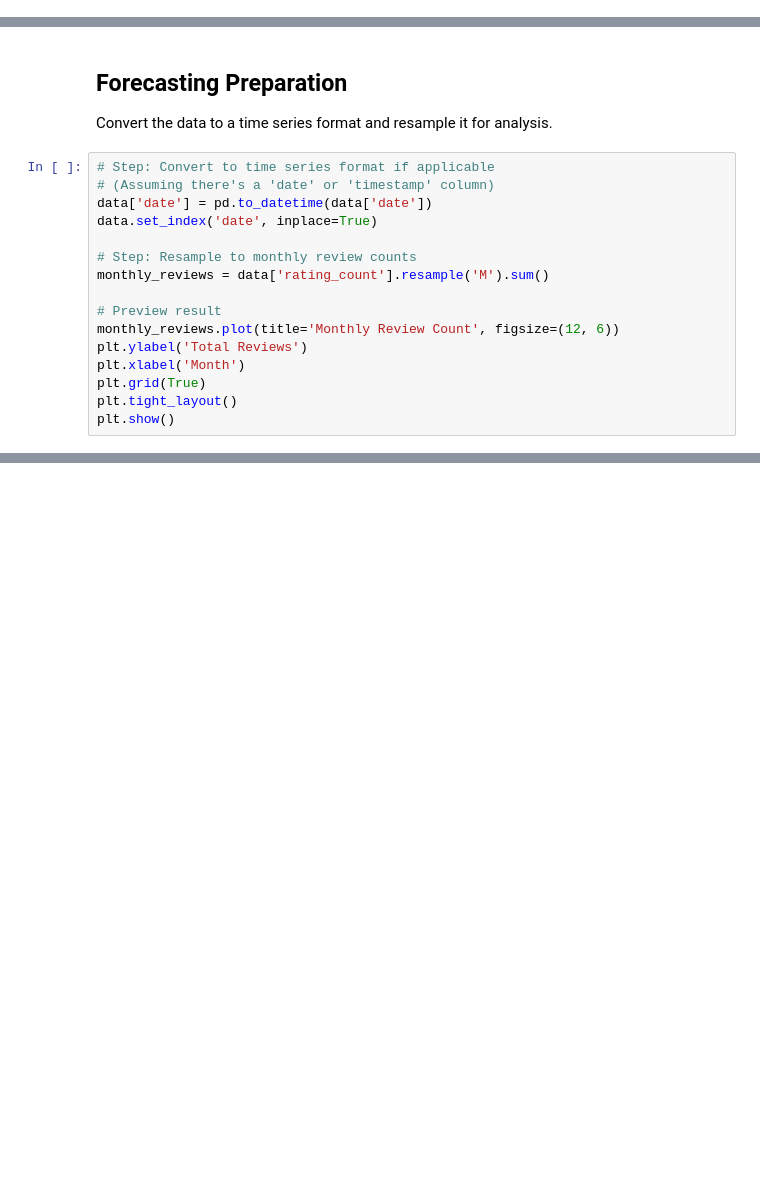
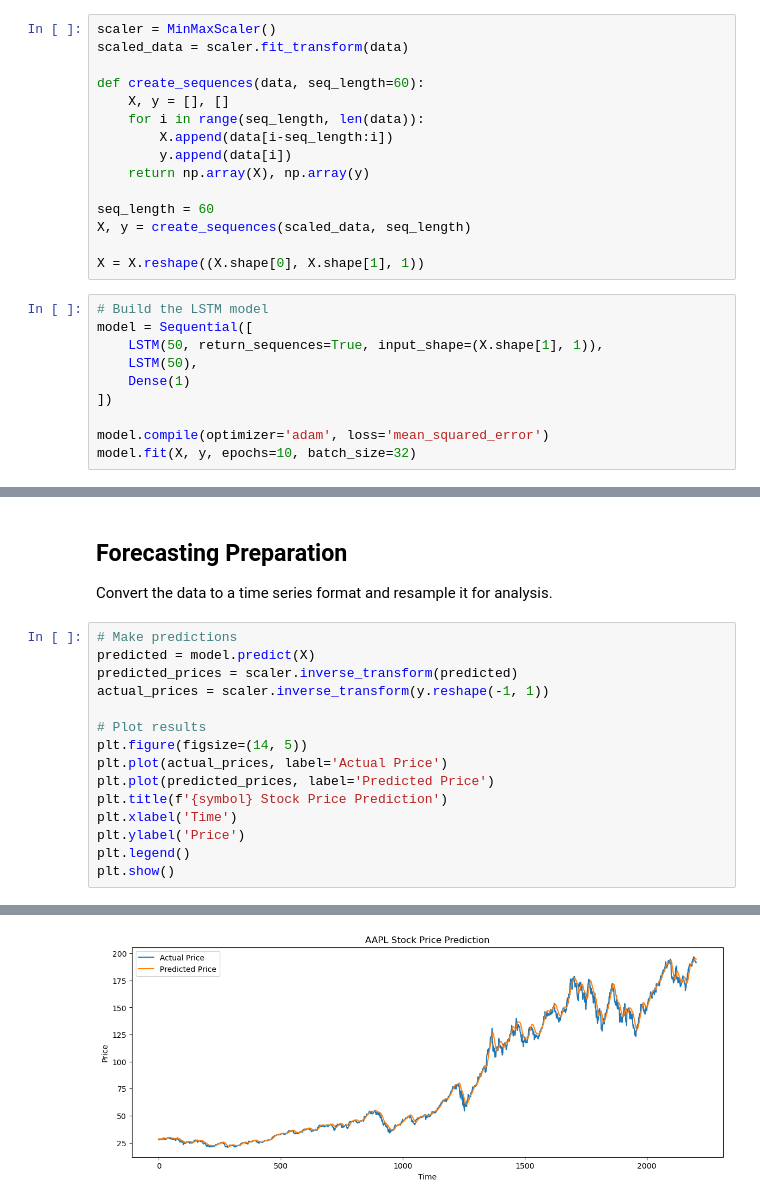
Before and after one commit to Dwamenachrist/FUTURE_ML_02, a Jupyter notebook: Stock_Price_Forecasting_LSTM.ipynb, the cells around one changed output, grey strips where cells are left out. Saved outputs shown, nothing was run; the diff lists cells and outputs as text; blank space fills up the shorter version.

Commit message:
Stock Price Forecast model improved

```diff
--- a/Stock_Price_Forecasting_LSTM.ipynb
+++ b/Stock_Price_Forecasting_LSTM.ipynb
@@ -52,0 +104,25 @@ data.reset_index(drop=True, inplace=True)
+# %%
+scaler = MinMaxScaler()
+scaled_data = scaler.fit_transform(data)
+
+def create_sequences(data, seq_length=60):
+    X, y = [], []
+    for i in range(seq_length, len(data)):
+        X.append(data[i-seq_length:i])
+        y.append(data[i])
+    return np.array(X), np.array(y)
+
+seq_length = 60
+X, y = create_sequences(scaled_data, seq_length)
+
+X = X.reshape((X.shape[0], X.shape[1], 1))
+# %%
+# Build the LSTM model
+model = Sequential([
+    LSTM(50, return_sequences=True, input_shape=(X.shape[1], 1)),
+    LSTM(50),
+    Dense(1)
+])
+
+model.compile(optimizer='adam', loss='mean_squared_error')
+model.fit(X, y, epochs=10, batch_size=32)
@@ -54,19 +149,19 @@ data.reset_index(drop=True, inplace=True)
 ## Forecasting Preparation
 
 Convert the data to a time series format and resample it for analysis.
-# %%
-# Step: Convert to time series format if applicable
-# (Assuming there's a 'date' or 'timestamp' column)
-data['date'] = pd.to_datetime(data['date'])
-data.set_index('date', inplace=True)
-
-# Step: Resample to monthly review counts
-monthly_reviews = data['rating_count'].resample('M').sum()
-
-# Preview result
-monthly_reviews.plot(title='Monthly Review Count', figsize=(12, 6))
-plt.ylabel('Total Reviews')
-plt.xlabel('Month')
-plt.grid(True)
-plt.tight_layout()
-plt.show()
+# %%
+# Make predictions
+predicted = model.predict(X)
+predicted_prices = scaler.inverse_transform(predicted)
+actual_prices = scaler.inverse_transform(y.reshape(-1, 1))
+
+# Plot results
+plt.figure(figsize=(14, 5))
+plt.plot(actual_prices, label='Actual Price')
+plt.plot(predicted_prices, label='Predicted Price')
+plt.title(f'{symbol} Stock Price Prediction')
+plt.xlabel('Time')
+plt.ylabel('Price')
+plt.legend()
+plt.show()
+# %% [output]
@@ -72,0 +169 @@ plt.show()
+[figure, added]
```
Also changed, not shown: parts of 12 cells of this notebook.
